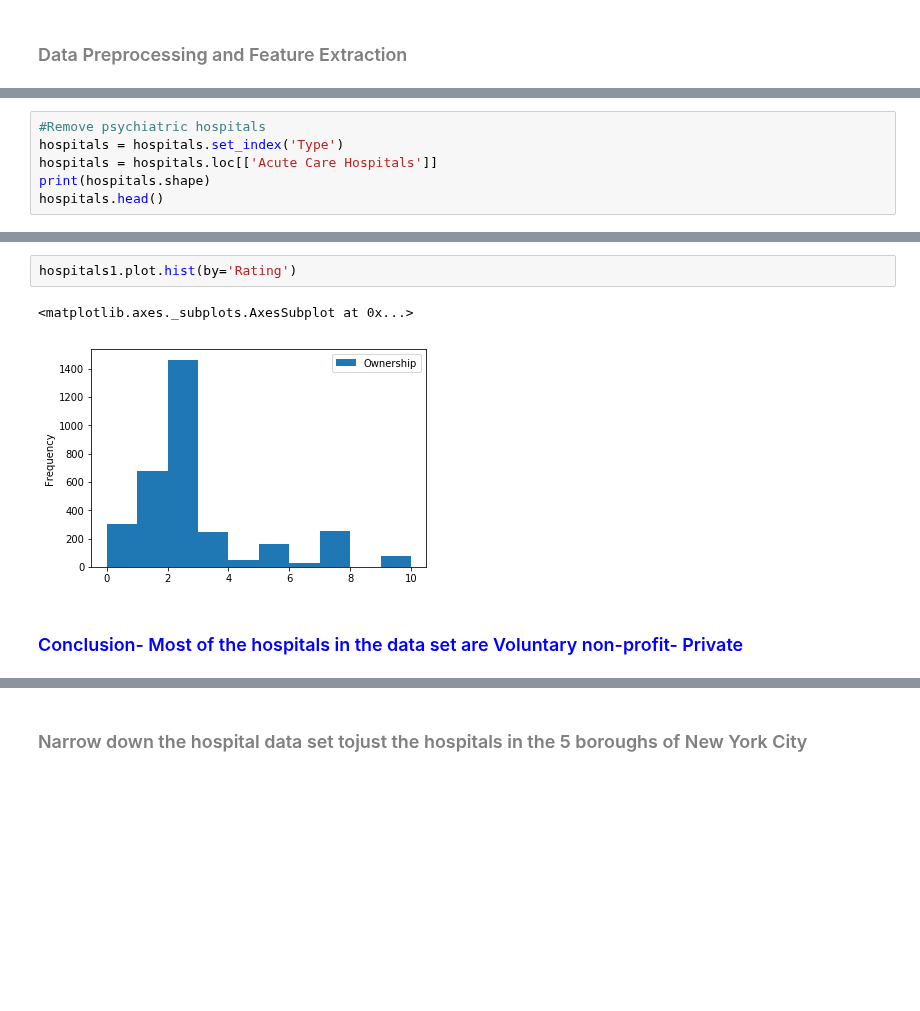
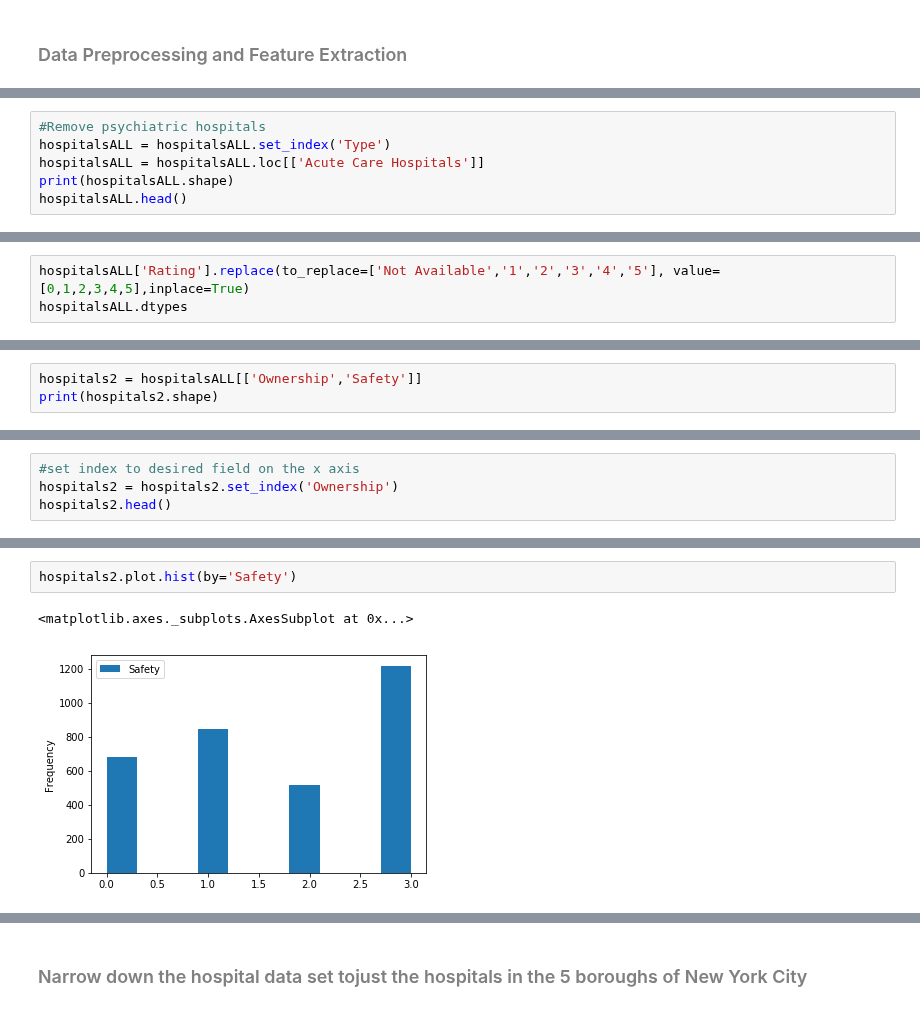
Before and after one commit to turtlek/CourseraCapstone, a Jupyter notebook: Hospital Neighborhoods.ipynb, the cells around one changed output, grey strips where cells are left out. Drawn from its saved outputs; the diff is of its cells as text; blank space fills up the shorter version.

```diff
--- a/Hospital Neighborhoods.ipynb
+++ b/Hospital Neighborhoods.ipynb
@@ -243,7 +254,7 @@ hospitals.head()
 # %%
 #Remove psychiatric hospitals
-hospitals = hospitals.set_index('Type')
-hospitals = hospitals.loc[['Acute Care Hospitals']]
-print(hospitals.shape)
-hospitals.head()
+hospitalsALL = hospitalsALL.set_index('Type')
+hospitalsALL = hospitalsALL.loc[['Acute Care Hospitals']]
+print(hospitalsALL.shape)
+hospitalsALL.head()
 # %% [output]
@@ -264,0 +287,3 @@ print(hospitals1.shape)
+# %%
+hospitalsALL['Rating'].replace(to_replace=['Not Available','1','2','3','4','5'], value=[0,1,2,3,4,5],inplace=True)
+hospitalsALL.dtypes
@@ -264,0 +330,3 @@ print(hospitals1.shape)
+# %%
+hospitals2 = hospitalsALL[['Ownership','Safety']]
+print(hospitals2.shape)
@@ -264,0 +335,4 @@ print(hospitals1.shape)
+# %%
+#set index to desired field on the x axis
+hospitals2 = hospitals2.set_index('Ownership')
+hospitals2.head()
@@ -265,7 +347,5 @@ print(hospitals1.shape)
 # %%
-hospitals1.plot.hist(by='Rating')
+hospitals2.plot.hist(by='Safety')
 # %% [output]
 <matplotlib.axes._subplots.AxesSubplot at 0x...>
-[figure, old version]
+[figure, new version]
-# %% [markdown]
-### <span style='color:blue'> Conclusion- Most of the hospitals in the data set are Voluntary non-profit- Private   </span>
```
Also changed, not shown: parts of 84 cells of this notebook.
